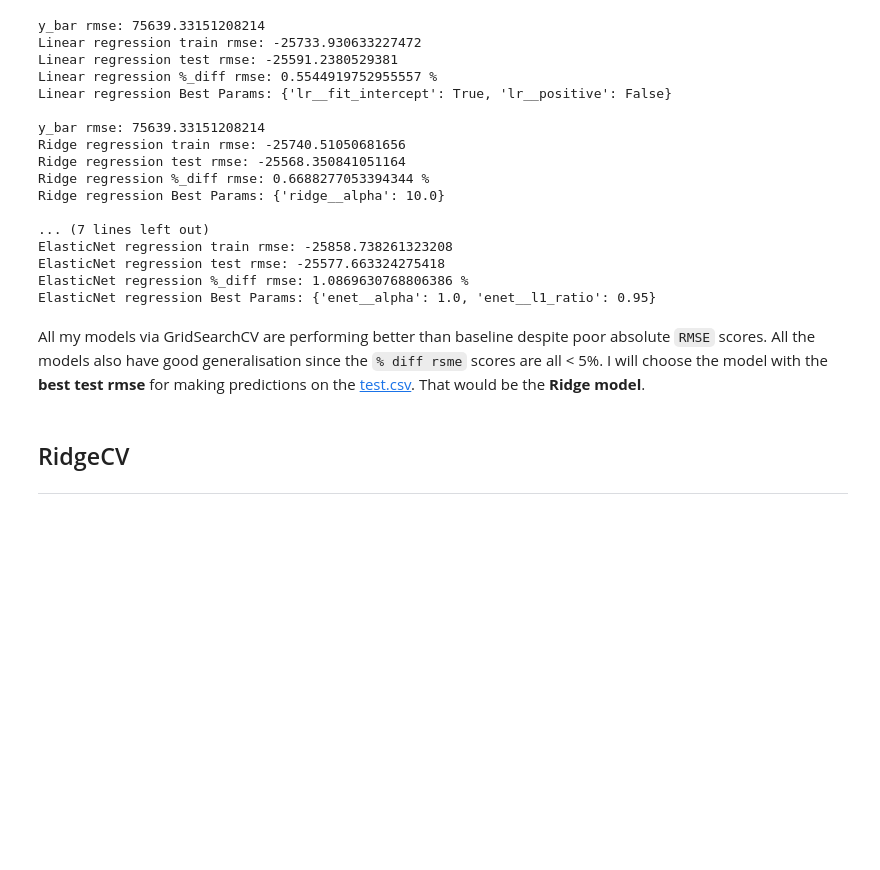
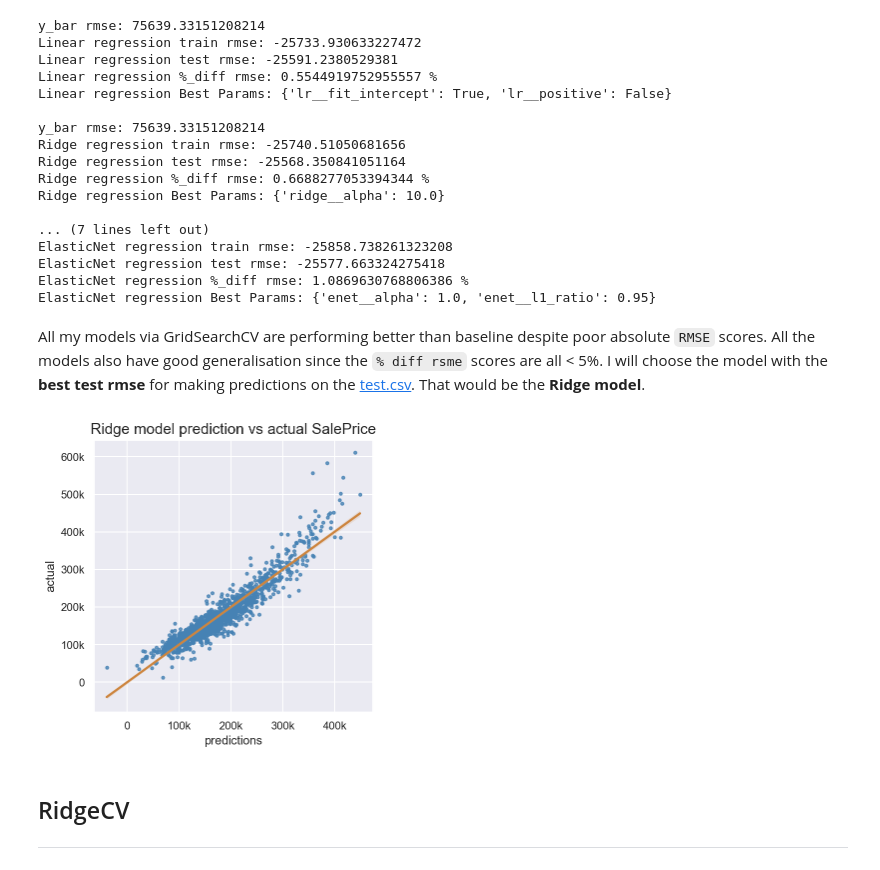
Before and after one commit to yxmauw/General_Assembly_Pub, a Jupyter notebook: project_2/Submission_ML.ipynb, the cells around one changed output. Saved outputs shown, nothing was run; the diff lists cells and outputs as text; code cells hidden in the pictures; blank space fills up the shorter version.

```diff
--- a/project_2/Submission_ML.ipynb
+++ b/project_2/Submission_ML.ipynb
@@ -527,6 +545,22 @@ ElasticNet regression %_diff rmse: 1.0869630768806386 %
 ElasticNet regression Best Params: {'enet__alpha': 1.0, 'enet__l1_ratio': 0.95}
 # %% [markdown]
 All my models via GridSearchCV are performing better than baseline despite poor absolute `RMSE` scores. All the models also have good generalisation since the `% diff rsme` scores are all < 5%. I will choose the model with the **best test rmse** for making predictions on the [test.csv](./datasets/test.csv). That would be the **Ridge model**.
+# %%
+# function for graphical comparison of predictions vs. actual
+def sns_plt(model,x_data,y_data,title):
+    sns.set(rc = {'figure.figsize':(5,5)})
+    p = sns.regplot(x=model.predict(x_data), y=y_data, marker='.',
+               scatter_kws={"color": "steelblue"}, line_kws={"color": "peru"})
+    p.set_xlabel("predictions", fontsize = 12)
+    p.set_ylabel("actual", fontsize = 12)
+    plt.title(title, fontsize=15);
+    plt.xticks([0,100000,200000,300000,400000],[0,'100k','200k','300k','400k'])
+    plt.yticks([0,100000,200000,300000,400000,500000,600000],[0,'100k','200k','300k','400k','500k','600k']);
+# %%
+title = 'Ridge model prediction vs actual SalePrice'
+sns_plt(model=pipe2_gs, x_data=X_train_20, y_data=y_train, title=title)
+# %% [output]
+[figure, added]
 # %% [markdown]
 ## RidgeCV
 ---
```
Also changed, not shown: parts of 20 cells of this notebook.
